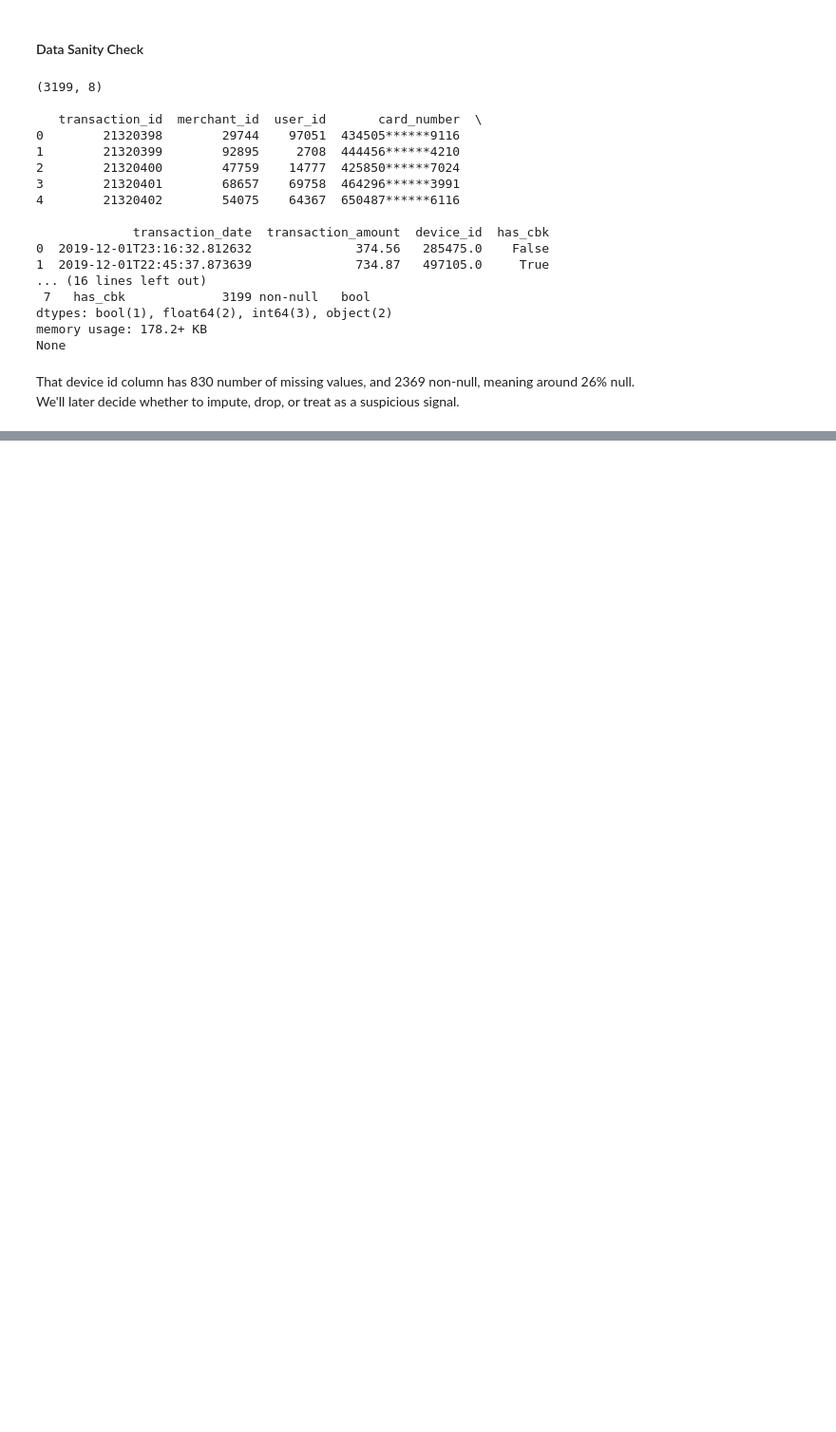
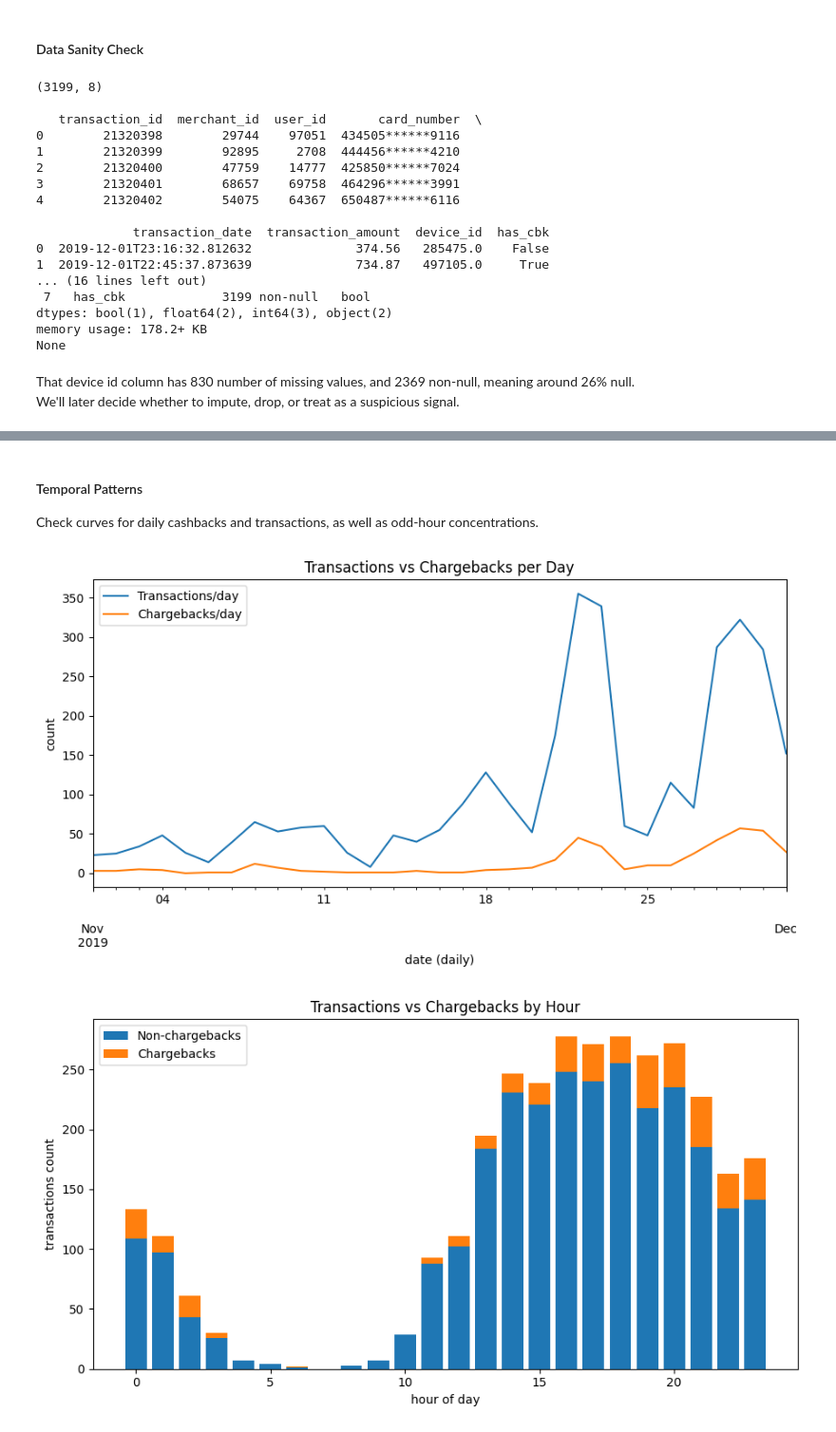
Before and after one commit to IanEspinoso/jindouyun, a Jupyter notebook: data_analysis.ipynb, the cells around one changed output, grey strips where cells are left out. Shown at 95% size. Saved outputs shown, nothing was run; the diff lists cells and outputs as text; code cells hidden in the pictures; blank space fills up the shorter version.

```diff
--- a/data_analysis.ipynb
+++ b/data_analysis.ipynb
@@ -90,0 +179,47 @@ The goal is to look for spikes or dips, comparing many timeframes, like day, wee
+# %% [markdown]
+#### Temporal Patterns
+
+Check curves for daily cashbacks and transactions, as well as odd-hour concentrations.
+# %%
+df = df.sort_values("transaction_date").copy()
+s = df.set_index("transaction_date")
+
+daily = s.resample("D").agg(txn=("transaction_id","count"),
+                            cbk=("has_cbk","sum"))
+daily["cbk_mean7"] = daily["cbk"].rolling(7, min_periods=3).mean()
+daily["cbk_std7"]  = daily["cbk"].rolling(7, min_periods=3).std()
+daily["cbk_spike"] = daily["cbk"] > (daily["cbk_mean7"] + 2*daily["cbk_std7"])
+
+daily.to_csv(output_dir / "timeseries_daily_txn_cbk.csv")
+
+plt.figure()
+daily["txn"].plot(label="Transactions/day")
+daily["cbk"].plot(label="Chargebacks/day")
+
+plt.xlabel("date (daily)")
+plt.ylabel("count")
+plt.title("Transactions vs Chargebacks per Day")
+plt.legend()
+plt.tight_layout()
+plt.savefig(output_dir / "chart_timeseries_daily_txn_cbk_overlay.png", dpi=150)
+plt.show()
+
+tx_per_hour = df.groupby("hour")["transaction_id"].count()
+cbk_per_hour = df.groupby("hour")["has_cbk"].sum()
+non_cbk_per_hour = tx_per_hour - cbk_per_hour
+
+# Stacked bar plot
+plt.figure()
+plt.bar(tx_per_hour.index, non_cbk_per_hour, label="Non-chargebacks", color="C0")
+plt.bar(cbk_per_hour.index, cbk_per_hour, bottom=non_cbk_per_hour, label="Chargebacks", color="C1")
+
+plt.xlabel("hour of day")
+plt.ylabel("transactions count")
+plt.title("Transactions vs Chargebacks by Hour")
+plt.legend()
+plt.tight_layout()
+plt.savefig(output_dir / "chart_hour_of_day_txn_cbk_stacked.png", dpi=150)
+plt.show()
+# %% [output]
+[figure, added]
+[figure, added]
```
Also changed, not shown: parts of 32 cells of this notebook, 1 other file.
